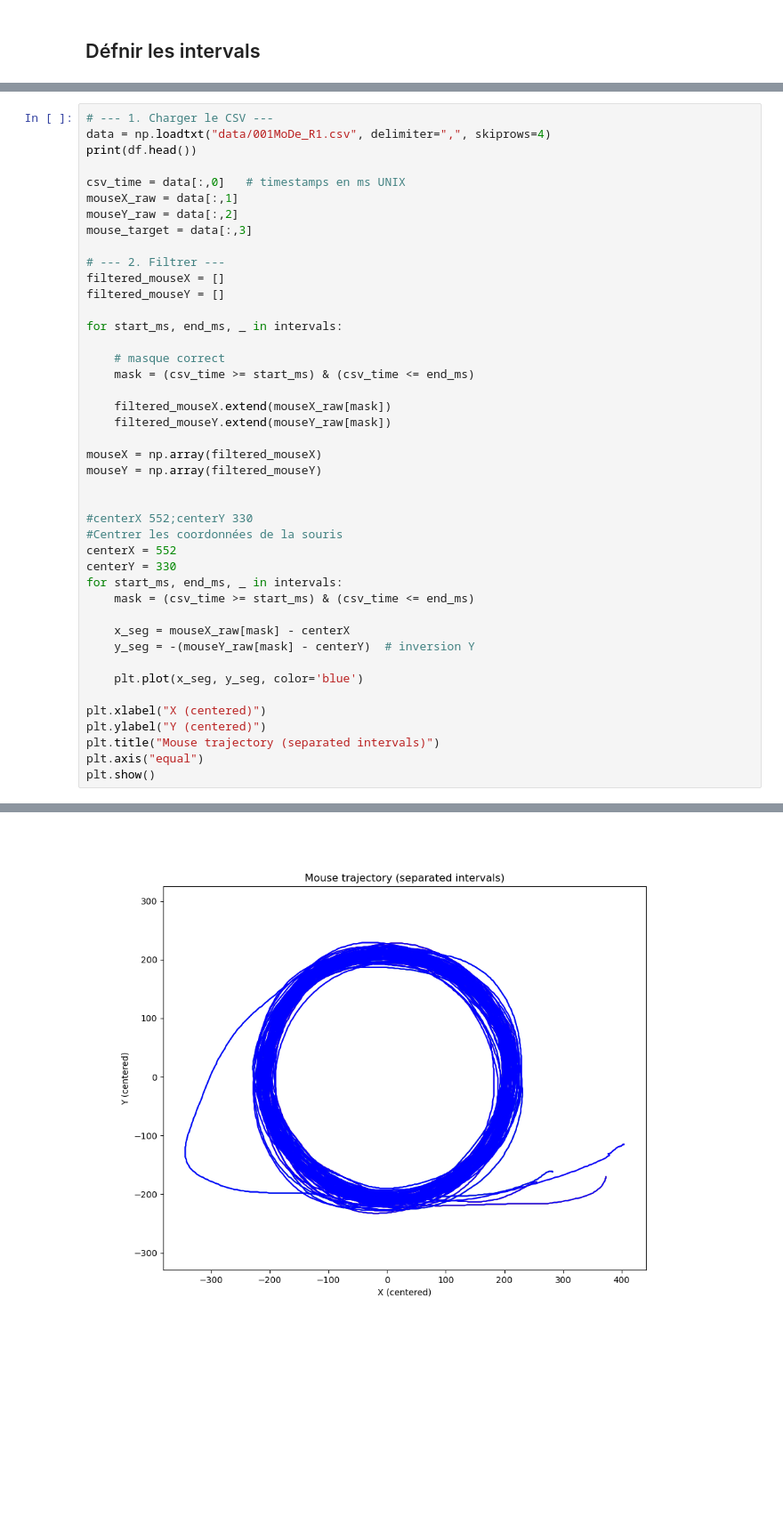
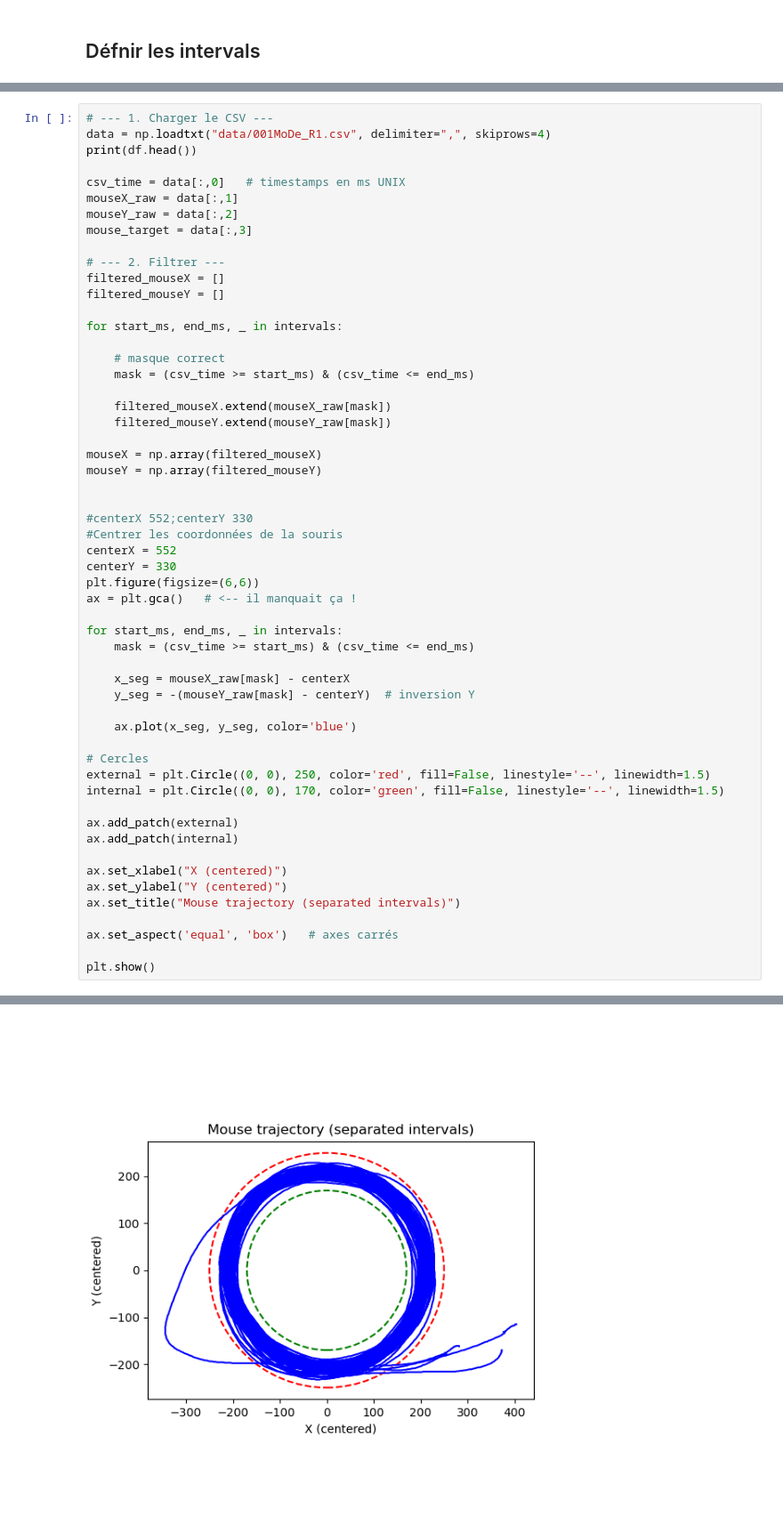
Before and after one commit to TheoLec-student/Circular_task_analysis, a Jupyter notebook: main.ipynb, the cells around one changed output, grey strips where cells are left out. Shown: that part at 89% size. Saved outputs shown, nothing was run; the diff lists cells and outputs as text; blank space fills up the shorter version.

```diff
--- a/main.ipynb
+++ b/main.ipynb
@@ -130,36 +130,48 @@ for start_ms, end_ms, _ in intervals:
 mouseX = np.array(filtered_mouseX)
 mouseY = np.array(filtered_mouseY)
 
 
 #centerX 552;centerY 330
 #Centrer les coordonnées de la souris
 centerX = 552
 centerY = 330
+plt.figure(figsize=(6,6))
+ax = plt.gca()   # <-- il manquait ça !
+
 for start_ms, end_ms, _ in intervals:
     mask = (csv_time >= start_ms) & (csv_time <= end_ms)
 
     x_seg = mouseX_raw[mask] - centerX
     y_seg = -(mouseY_raw[mask] - centerY)  # inversion Y
 
-    plt.plot(x_seg, y_seg, color='blue')
+    ax.plot(x_seg, y_seg, color='blue')
 
-plt.xlabel("X (centered)")
-plt.ylabel("Y (centered)")
-plt.title("Mouse trajectory (separated intervals)")
-plt.axis("equal")
+# Cercles
+external = plt.Circle((0, 0), 250, color='red', fill=False, linestyle='--', linewidth=1.5)
+internal = plt.Circle((0, 0), 170, color='green', fill=False, linestyle='--', linewidth=1.5)
+
+ax.add_patch(external)
+ax.add_patch(internal)
+
+ax.set_xlabel("X (centered)")
+ax.set_ylabel("Y (centered)")
+ax.set_title("Mouse trajectory (separated intervals)")
+
+ax.set_aspect('equal', 'box')   # axes carrés
+
 plt.show()
 # %% [output]
                 timestamp             ms  \
 0 2021-03-26 17:38:32.325  1616776712325
 1 2021-03-26 17:38:32.331  1616776712331
 2 2021-03-26 17:38:32.333  1616776712333
 3 2021-03-26 17:38:52.336  1616776732336
 4 2021-03-26 17:39:12.340  1616776752340
 
                                                event
 0                          KeyTyped=32 DoCycleChange
 1            DoCycleChange:DoStartCycleTimedSequence
 2  DoCycleChange:DoRecord RecordDone=0 PauseDone=...
 3  DoCycleChange:DoPause RecordDone=1 PauseDone=0...
 4  DoCycleChange:DoRecord RecordDone=1 PauseDone=...
-[figure, old version]
+[figure, new version]
```
